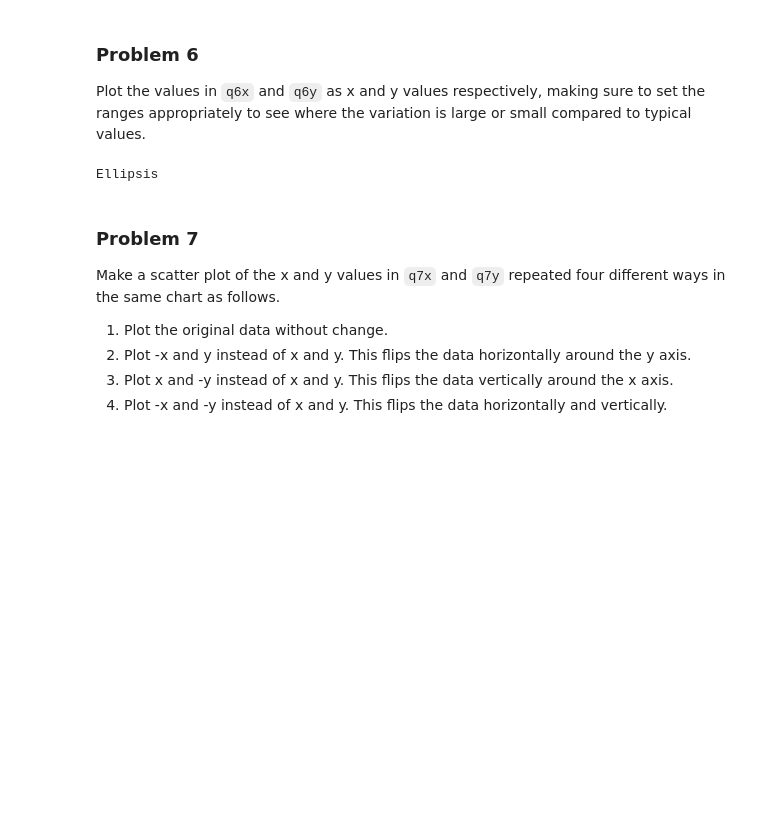
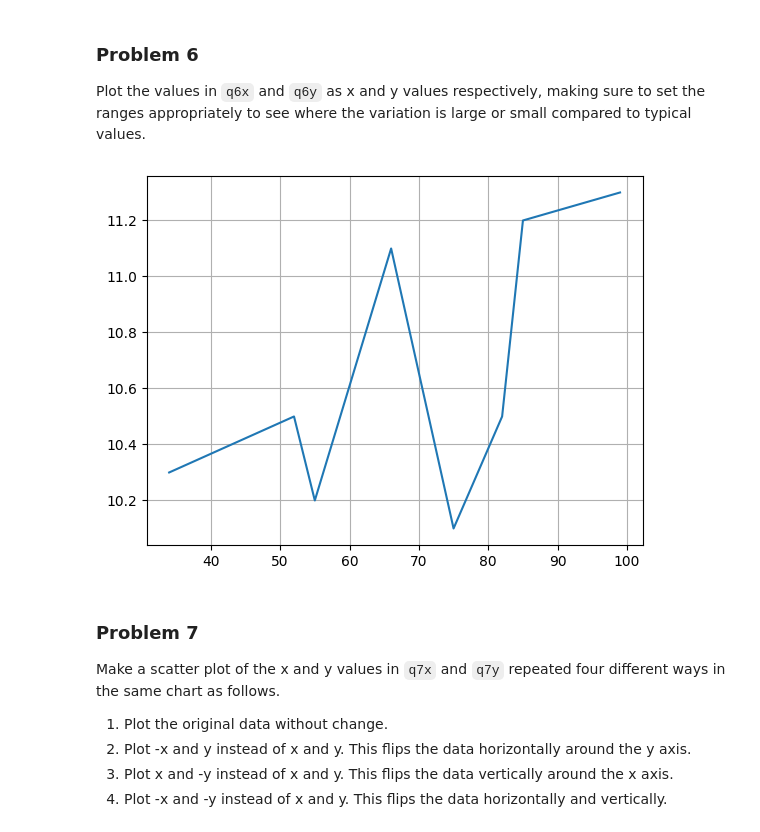
Before and after one commit to kmstepka/dx602-homework-05, a Jupyter notebook: homework.ipynb, the cells around one changed output. Drawn from its saved outputs; the diff is of its cells as text; code cells hidden in the pictures; blank space fills up the shorter version.

```diff
--- a/homework.ipynb
+++ b/homework.ipynb
@@ -174,9 +174,10 @@ q6y = [10.3, 10.5, 10.2, 11.1, 10.1, 10.5, 11.2, 11.3]
 # %%
 # YOUR CHANGES HERE
 
-...
+plt.plot(q6x, q6y)
+plt.grid(True)
 # %% [output]
-Ellipsis
+[figure, added]
 # %% [markdown]
 ### Problem 7
 
```
Also changed, not shown: parts of 27 cells of this notebook, 1 other file.
